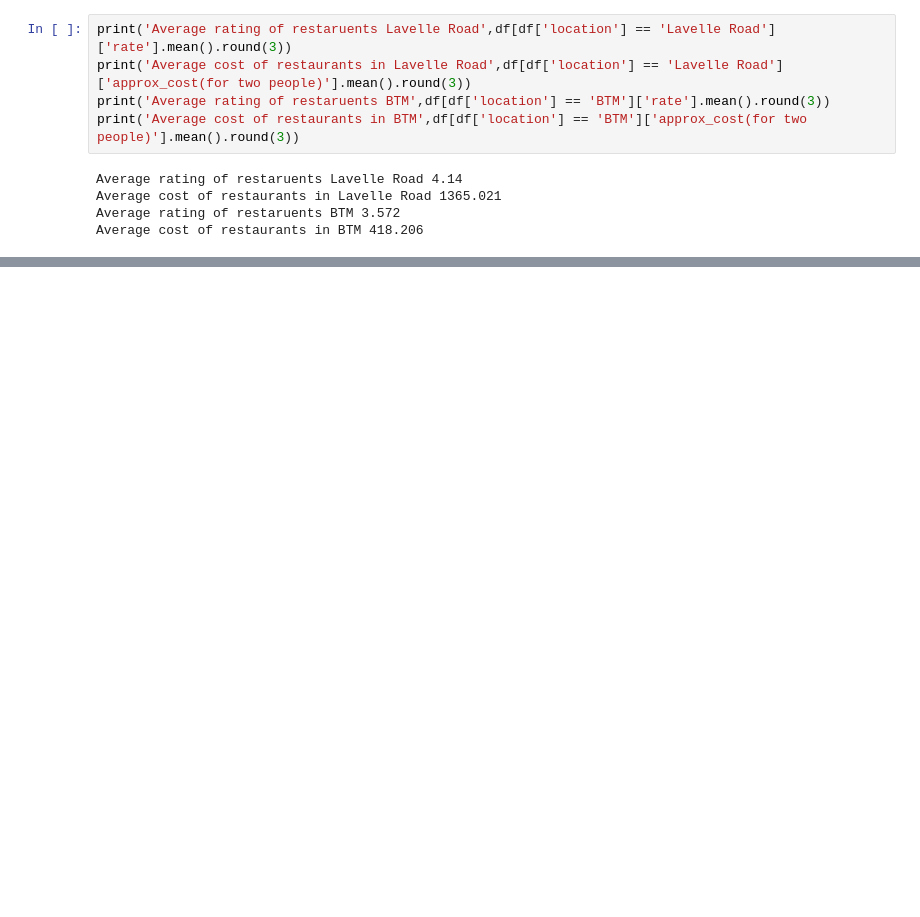
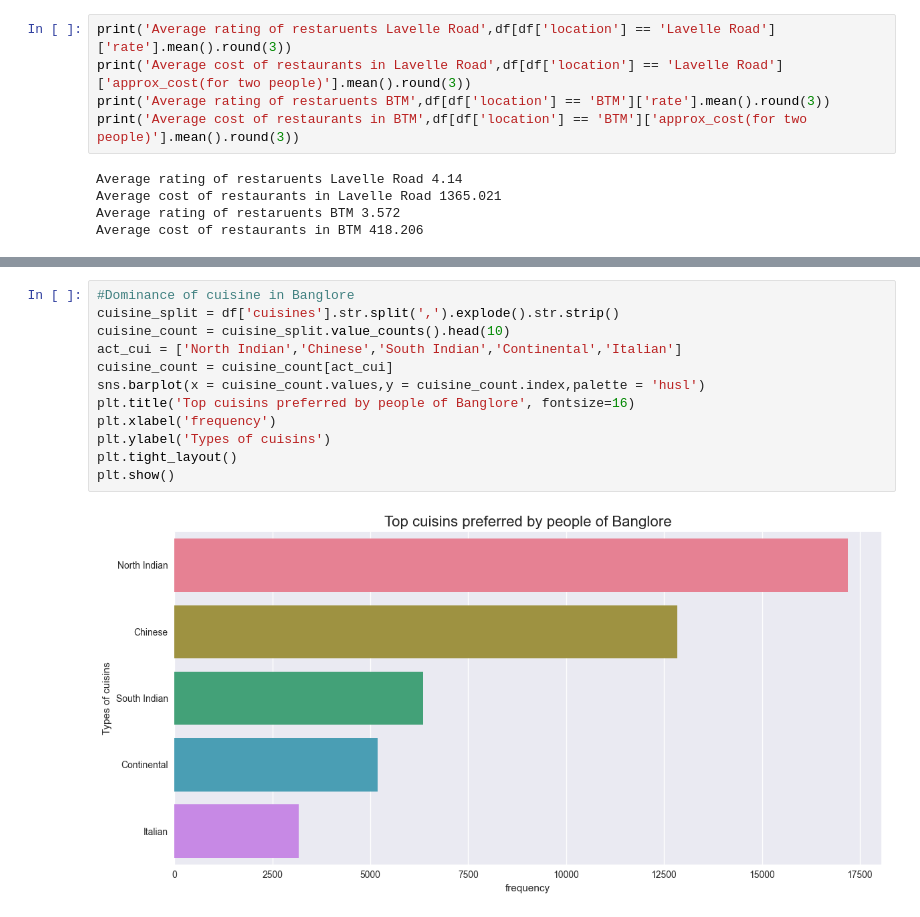
Before and after one commit to lakshmeenarasimhan/project-1-eda-dashboard, a Jupyter notebook: notebooks/EDA.ipynb, the cells around one changed output, grey strips where cells are left out. Saved outputs shown, nothing was run; the diff lists cells and outputs as text; blank space fills up the shorter version.

```diff
--- a/notebooks/EDA.ipynb
+++ b/notebooks/EDA.ipynb
@@ -77,0 +94,14 @@ plt.show()
+# %%
+#Dominance of cuisine in Banglore
+cuisine_split = df['cuisines'].str.split(',').explode().str.strip()
+cuisine_count = cuisine_split.value_counts().head(10)
+act_cui = ['North Indian','Chinese','South Indian','Continental','Italian']
+cuisine_count = cuisine_count[act_cui]
+sns.barplot(x = cuisine_count.values,y = cuisine_count.index,palette = 'husl')
+plt.title('Top cuisins preferred by people of Banglore', fontsize=16)
+plt.xlabel('frequency')
+plt.ylabel('Types of cuisins')
+plt.tight_layout()
+plt.show()
+# %% [output]
+[figure, added]
```
Also changed, not shown: parts of 9 cells of this notebook.
